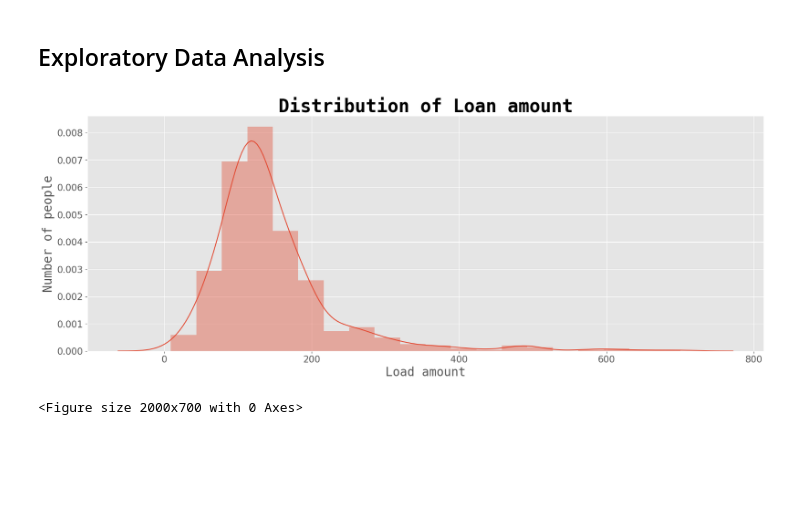
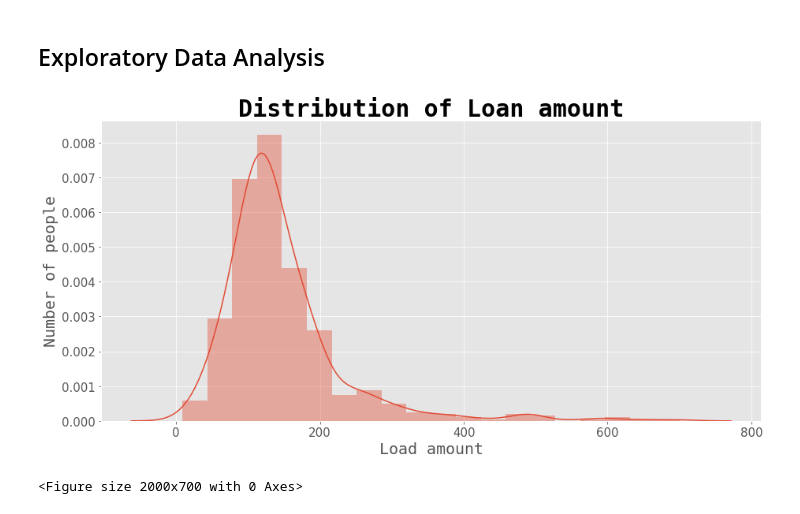
Before and after one commit to nicholas124/Loan-project, a Jupyter notebook: Load_Project (Dream Housing Finance).ipynb, the cells around one changed output. Cells and saved outputs as stored; diff of their text form; code cells hidden in the pictures; blank space fills up the shorter version.

```diff
--- a/Load_Project (Dream Housing Finance).ipynb
+++ b/Load_Project (Dream Housing Finance).ipynb
@@ -149,15 +149,15 @@ data.head()
 # %%
 # Creating a distplot for dependent feature 'Purchase'
 plt.style.use('ggplot')
-plt.figure(figsize=(20,7))
+plt.figure(figsize=(15,7))
 sns.distplot(data['LoanAmount'], bins = 20)
 plt.title('Distribution of Loan amount', fontdict={'fontname' : 'Monospace', 'fontsize' : 30, 'fontweight' : 'bold'})
 plt.xlabel('Load amount', fontdict = {'fontname' : 'Monospace', 'fontsize' : 20})
 plt.ylabel('Number of people', fontdict = {'fontname' : 'Monospace', 'fontsize' : 20})
 plt.tick_params(labelsize = 15)
 plt.show()
 # %% [output]
-[figure, old version]
+[figure, new version]
 # %%
 # Creating a displot for dependent feature 'Loan amount'
 plt.style.use('ggplot')
```
Also changed, not shown: 1 other file.
